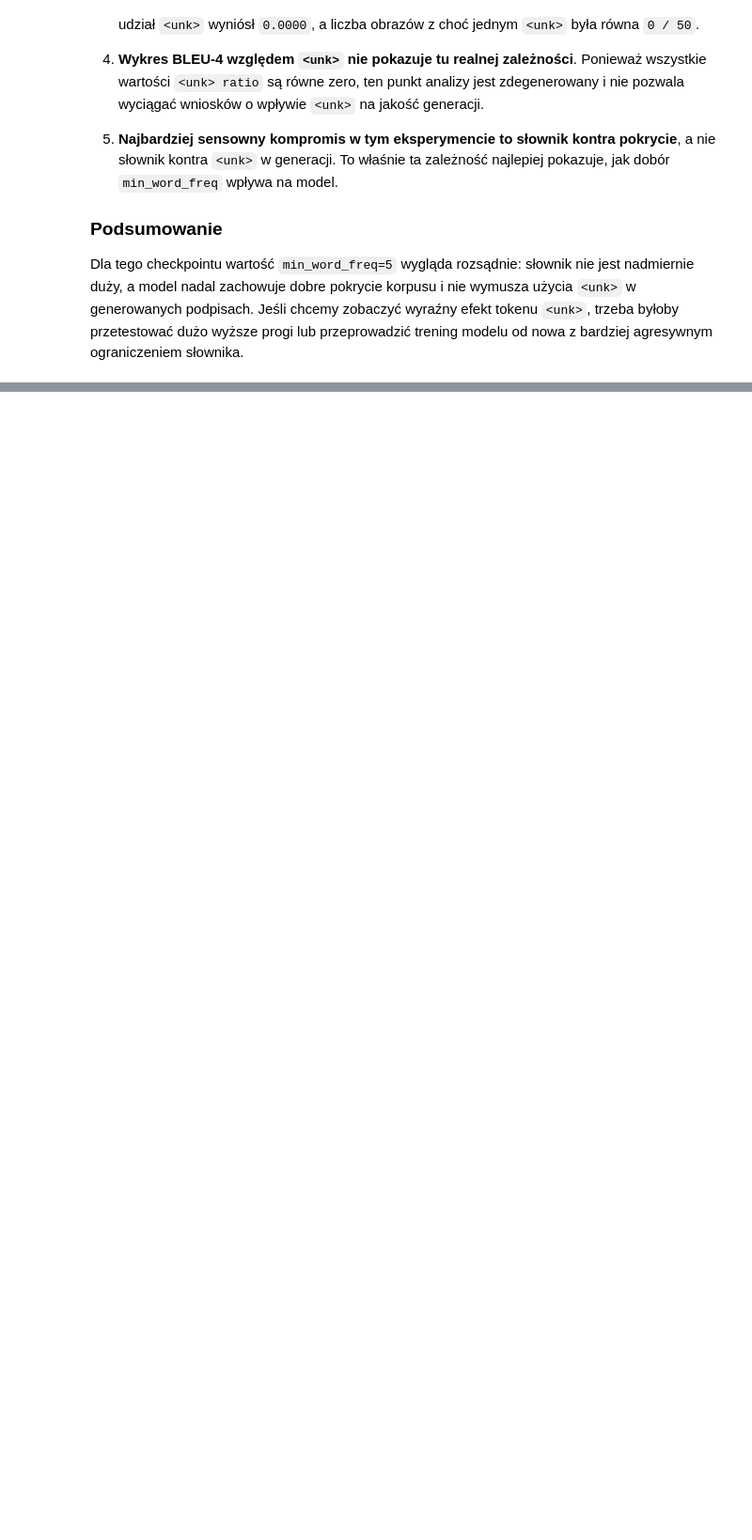
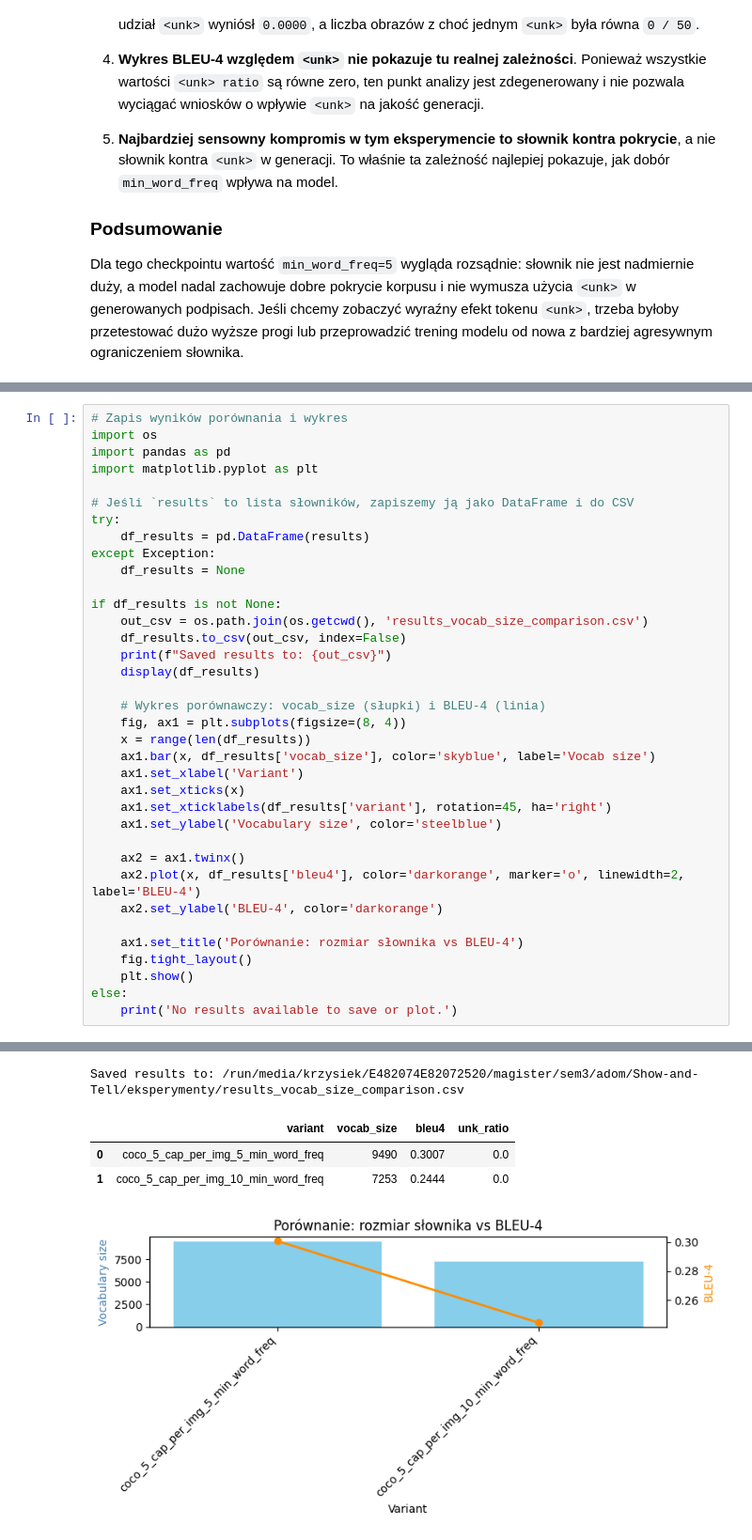
Before and after one commit to christopher-dabrowski/Show-and-Tell, a Jupyter notebook: eksperymenty/eksperyment-10.ipynb, the cells around one changed output, grey strips where cells are left out. Shown at 94% size. Drawn from its saved outputs; the diff is of its cells as text; blank space fills up the shorter version.

Commit message:
feat: in experiment 10 added comparison for training with min_word_freq=10

```diff
--- a/eksperymenty/eksperyment-10.ipynb
+++ b/eksperymenty/eksperyment-10.ipynb
@@ -312,0 +428,37 @@ Dla tego checkpointu wartość `min_word_freq=5` wygląda rozsądnie: słownik n
+# %%
+# Zapis wyników porównania i wykres
+import os
+import pandas as pd
+import matplotlib.pyplot as plt
+
+# Jeśli `results` to lista słowników, zapiszemy ją jako DataFrame i do CSV
+try:
+    df_results = pd.DataFrame(results)
+except Exception:
+    df_results = None
+
+if df_results is not None:
+    out_csv = os.path.join(os.getcwd(), 'results_vocab_size_comparison.csv')
+    df_results.to_csv(out_csv, index=False)
+    print(f"Saved results to: {out_csv}")
+    display(df_results)
+
+    # Wykres porównawczy: vocab_size (słupki) i BLEU-4 (linia)
+    fig, ax1 = plt.subplots(figsize=(8, 4))
+    x = range(len(df_results))
+    ax1.bar(x, df_results['vocab_size'], color='skyblue', label='Vocab size')
+    ax1.set_xlabel('Variant')
+    ax1.set_xticks(x)
+    ax1.set_xticklabels(df_results['variant'], rotation=45, ha='right')
+    ax1.set_ylabel('Vocabulary size', color='steelblue')
+
+    ax2 = ax1.twinx()
+    ax2.plot(x, df_results['bleu4'], color='darkorange', marker='o', linewidth=2, label='BLEU-4')
+    ax2.set_ylabel('BLEU-4', color='darkorange')
+
+    ax1.set_title('Porównanie: rozmiar słownika vs BLEU-4')
+    fig.tight_layout()
+    plt.show()
+else:
+    print('No results available to save or plot.')
+# %% [output]
@@ -312,0 +469,5 @@ Dla tego checkpointu wartość `min_word_freq=5` wygląda rozsądnie: słownik n
+Saved results to: /run/media/krzysiek/E482074E82072520/magister/sem3/adom/Show-and-Tell/eksperymenty/results_vocab_size_comparison.csv
+|  | variant | vocab_size | bleu4 | unk_ratio |
+| 0 | coco_5_cap_per_img_5_min_word_freq | 9490 | 0.3007 | 0.0 |
+| 1 | coco_5_cap_per_img_10_min_word_freq | 7253 | 0.2444 | 0.0 |
+[figure, added]
```
Also changed, not shown: parts of 6 cells of this notebook, 5 other files.
